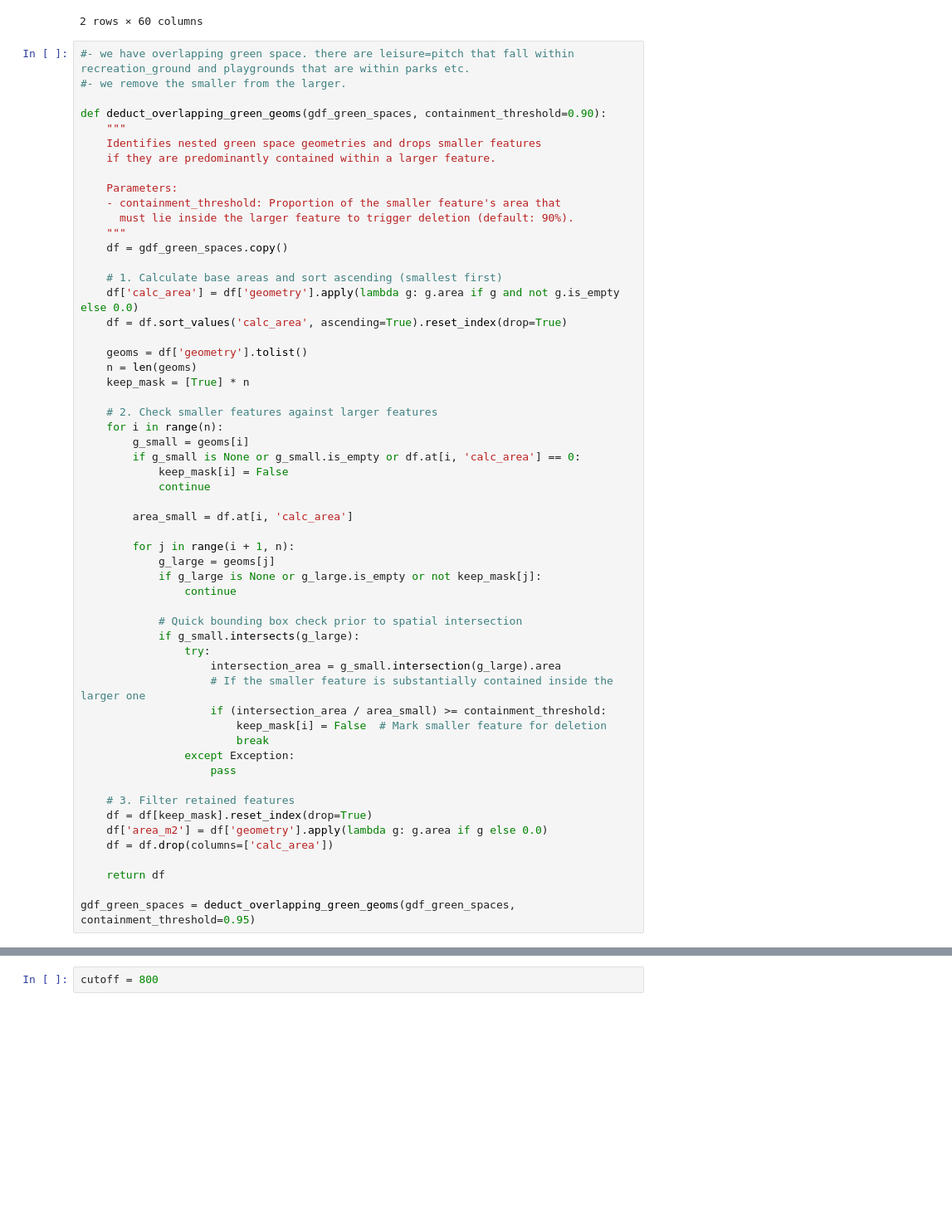
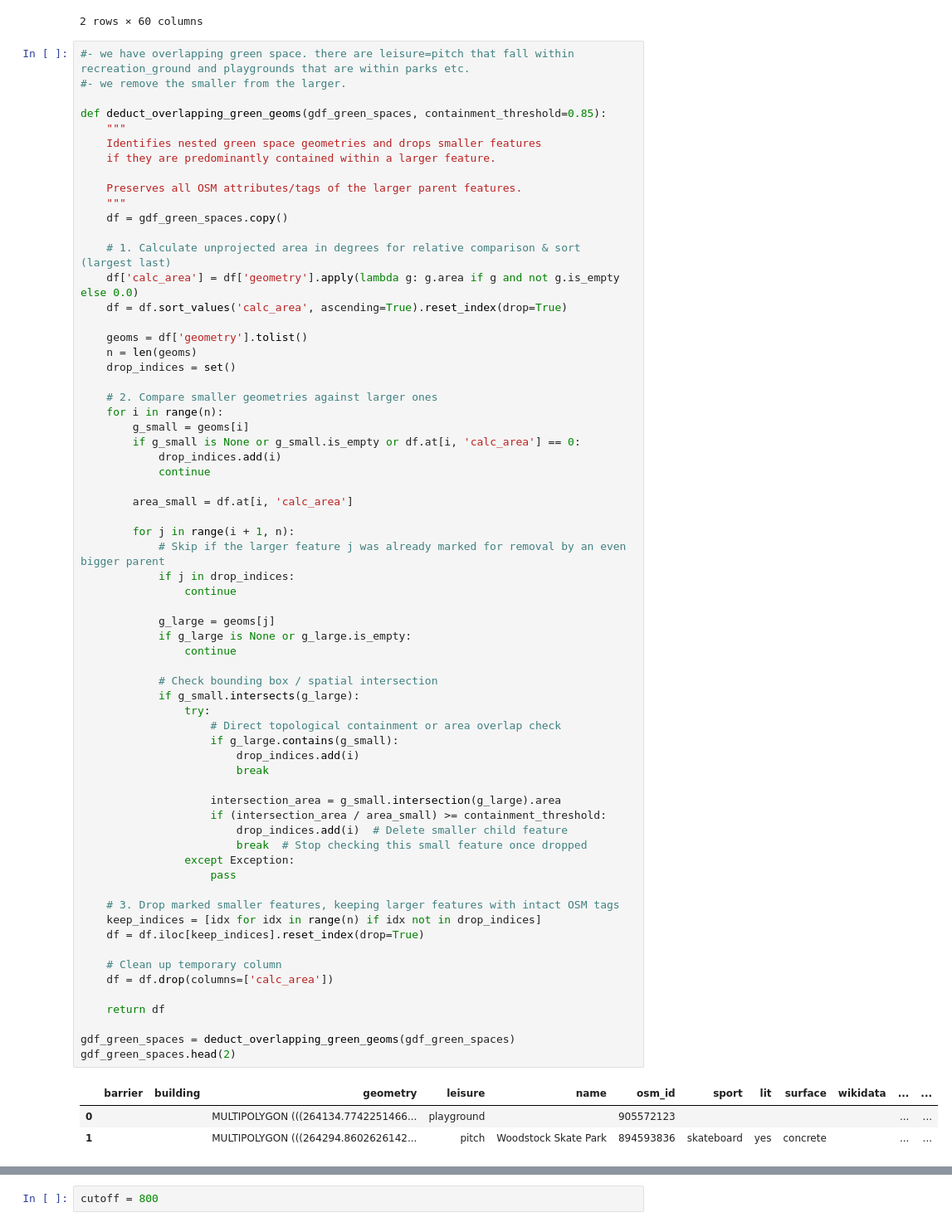
Before and after one commit to AdrianKriger/geo3D, a Jupyter notebook: suburb/CityJSONdataScience-noInternet.ipynb, the cells around one changed output, grey strips where cells are left out. Shown at 83% size. Saved outputs shown, nothing was run; the diff lists cells and outputs as text; blank space fills up the shorter version.

Commit message:
135. E2SFCA:green-space accessibility score - suburb

```diff
--- a/suburb/CityJSONdataScience-noInternet.ipynb
+++ b/suburb/CityJSONdataScience-noInternet.ipynb
@@ -1206,55 +1206,68 @@ gdf_green_spaces.head(2)
 #- we have overlapping green space. there are leisure=pitch that fall within recreation_ground and playgrounds that are within parks etc.
 #- we remove the smaller from the larger.
 
-def deduct_overlapping_green_geoms(gdf_green_spaces, containment_threshold=0.90):
+def deduct_overlapping_green_geoms(gdf_green_spaces, containment_threshold=0.85):
     """
     Identifies nested green space geometries and drops smaller features
     if they are predominantly contained within a larger feature.
 
-    Parameters:
-    - containment_threshold: Proportion of the smaller feature's area that
-      must lie inside the larger feature to trigger deletion (default: 90%).
+    Preserves all OSM attributes/tags of the larger parent features.
     """
     df = gdf_green_spaces.copy()
 
-    # 1. Calculate base areas and sort ascending (smallest first)
+    # 1. Calculate unprojected area in degrees for relative comparison & sort (largest last)
     df['calc_area'] = df['geometry'].apply(lambda g: g.area if g and not g.is_empty else 0.0)
     df = df.sort_values('calc_area', ascending=True).reset_index(drop=True)
 
     geoms = df['geometry'].tolist()
     n = len(geoms)
-    keep_mask = [True] * n
+    drop_indices = set()
 
-    # 2. Check smaller features against larger features
+    # 2. Compare smaller geometries against larger ones
     for i in range(n):
         g_small = geoms[i]
         if g_small is None or g_small.is_empty or df.at[i, 'calc_area'] == 0:
-            keep_mask[i] = False
+            drop_indices.add(i)
             continue
 
         area_small = df.at[i, 'calc_area']
 
         for j in range(i + 1, n):
-            g_large = geoms[j]
-            if g_large is None or g_large.is_empty or not keep_mask[j]:
+            # Skip if the larger feature j was already marked for removal by an even bigger parent
+            if j in drop_indices:
                 continue
 
-            # Quick bounding box check prior to spatial intersection
+            g_large = geoms[j]
+            if g_large is None or g_large.is_empty:
+                continue
+
+            # Check bounding box / spatial intersection
             if g_small.intersects(g_large):
                 try:
+                    # Direct topological containment or area overlap check
+                    if g_large.contains(g_small):
+                        drop_indices.add(i)
+                        break
+
                     intersection_area = g_small.intersection(g_large).area
-                    # If the smaller feature is substantially contained inside the larger one
                     if (intersection_area / area_small) >= containment_threshold:
-                        keep_mask[i] = False  # Mark smaller feature for deletion
-                        break
+                        drop_indices.add(i)  # Delete smaller child feature
+                        break  # Stop checking this small feature once dropped
                 except Exception:
                     pass
 
-    # 3. Filter retained features
-    df = df[keep_mask].reset_index(drop=True)
-    df['area_m2'] = df['geometry'].apply(lambda g: g.area if g else 0.0)
+    # 3. Drop marked smaller features, keeping larger features with intact OSM tags
+    keep_indices = [idx for idx in range(n) if idx not in drop_indices]
+    df = df.iloc[keep_indices].reset_index(drop=True)
+
+    # Clean up temporary column
     df = df.drop(columns=['calc_area'])
 
     return df
 
-gdf_green_spaces = deduct_overlapping_green_geoms(gdf_green_spaces, containment_threshold=0.95)
+gdf_green_spaces = deduct_overlapping_green_geoms(gdf_green_spaces)
+gdf_green_spaces.head(2)
+# %% [output]
+|  | barrier | building | geometry | leisure | name | osm_id | sport | lit | surface | wikidata | ... | ... |
+| 0 |  |  | MULTIPOLYGON (((264134.7742251466... | playground |  | 905572123 |  |  |  |  | ... | ... |
+| 1 |  |  | MULTIPOLYGON (((264294.8602626142... | pitch | Woodstock Skate Park | 894593836 | skateboard | yes | concrete |  | ... | ... |
```
Also changed, not shown: parts of 4 cells of this notebook, 7 other files.
